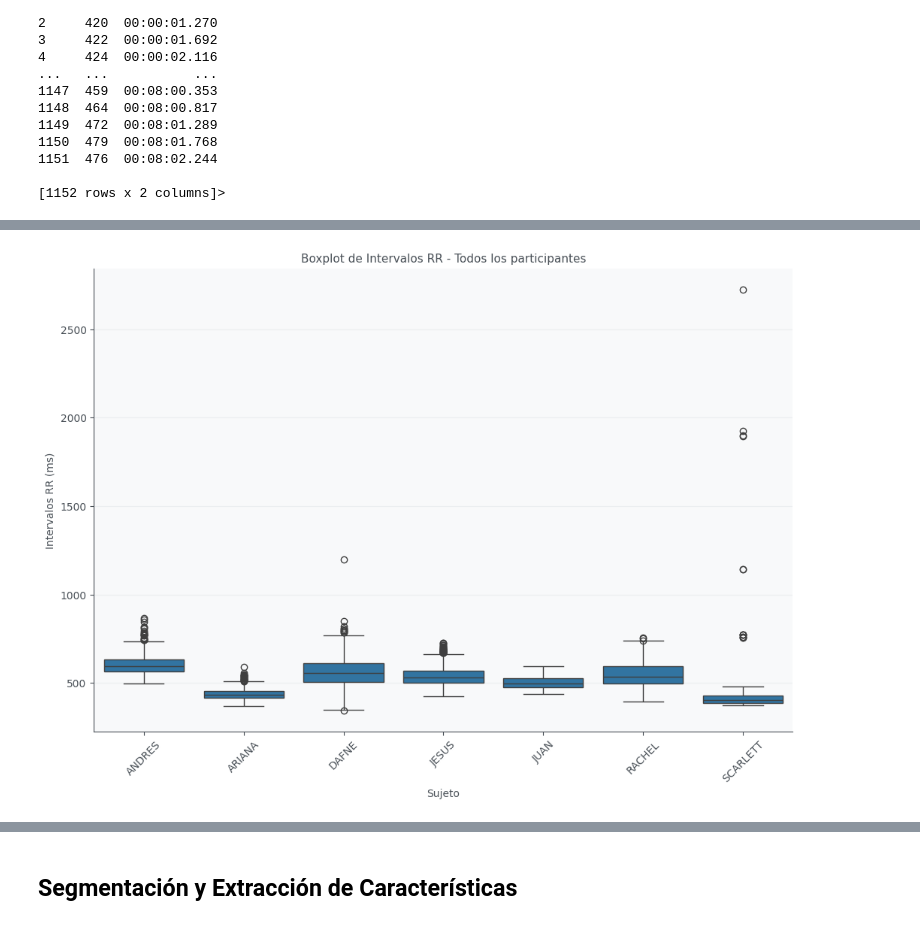
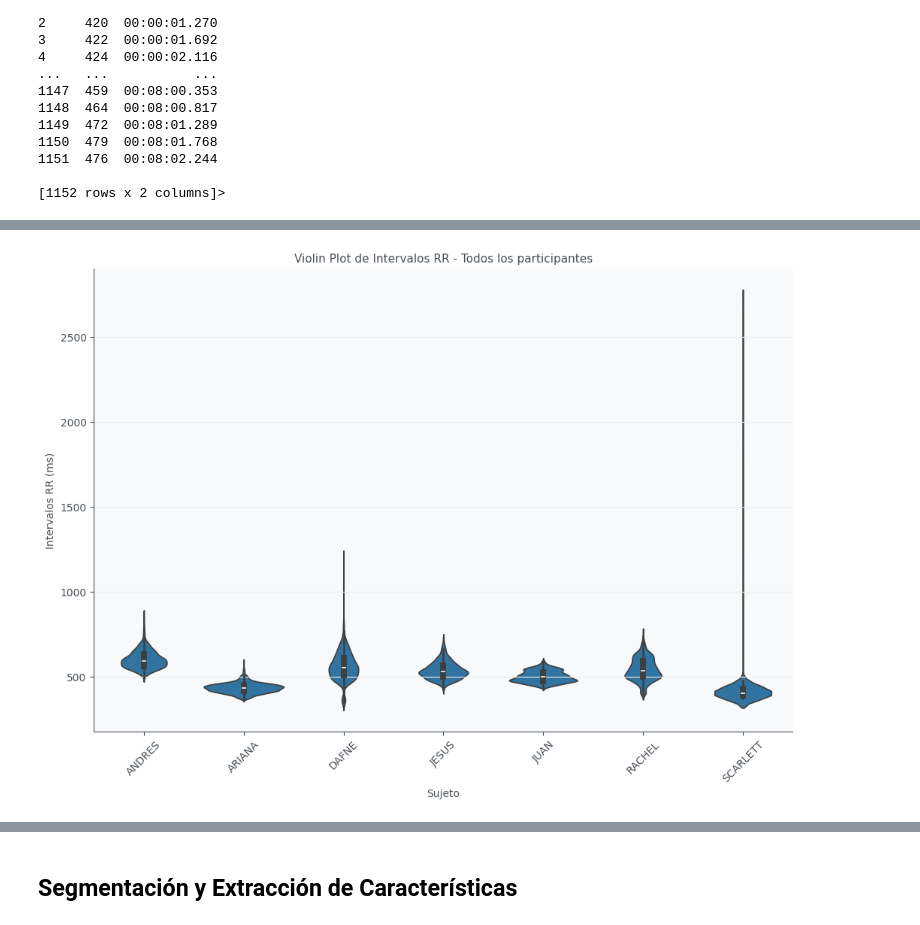
Before and after one commit to Ariana1998/cdsiPractica4, a Jupyter notebook: Notebook.ipynb, the cells around one changed output, grey strips where cells are left out. Drawn from its saved outputs; the diff is of its cells as text; code cells hidden in the pictures.

```diff
--- a/Notebook.ipynb
+++ b/Notebook.ipynb
@@ -88,6 +88,18 @@ for subject in fisiological_data:
         timestamps.append(timestamp)
 
     df["timestamp"] = timestamps  # Asignar la lista de timestamps a la columna 'timestamp' del DataFrame
+# %%
+for subject in fisiological_data:
+    df = fisiological_data[subject]  # Para mejorar la legibilidad
+    tiempoAcumulado = 0  # Reinicia para cada sujeto
+    timestamps = []  # Lista para almacenar los timestamps calculados
+
+    for index, row in df.iterrows():
+        tiempoAcumulado += row["RR"]
+        timestamp = milisegundos_a_timestamp(tiempoAcumulado)
+        timestamps.append(timestamp)
+
+    df["timestamp"] = timestamps  # Asignar la lista de timestamps a la columna 'timestamp' del DataFrame
 # %%
 df
 # %% [output]
@@ -280,28 +294,30 @@ Name: RR, dtype: float64
 # %%
 import pandas as pd
 import matplotlib.pyplot as plt
 import seaborn as sns
+
+# Suponiendo que fisiological_data es tu diccionario de DataFrames
 
 # Crear una lista para almacenar los DataFrames de cada sujeto
 dfs = []
 
 # Iterar sobre cada sujeto en el diccionario fisiological_data
 for subject, df in fisiological_data.items():
     # Agregar una nueva columna para identificar el sujeto en cada DataFrame
     df['Sujeto'] = subject
     # Agregar el DataFrame modificado a la lista
     dfs.append(df)
 
 # Concatenar todos los DataFrames en uno solo
 combined_df = pd.concat(dfs, ignore_index=True)
 
-# Graficar un boxplot combinado para todos los participantes
+# Graficar un gráfico de violín combinado para todos los participantes
 plt.figure(figsize=(12, 8))
-sns.boxplot(data=combined_df, x='Sujeto', y='RR')
-plt.title('Boxplot de Intervalos RR - Todos los participantes')
+sns.violinplot(data=combined_df, x='Sujeto', y='RR')
+plt.title('Violin Plot de Intervalos RR - Todos los participantes')
 plt.xlabel('Sujeto')
 plt.ylabel('Intervalos RR (ms)')
 plt.xticks(rotation=45)
 plt.show()
 # %% [output]
-[figure, old version]
+[figure, new version]
```
Also changed, not shown: parts of 11 cells of this notebook.
